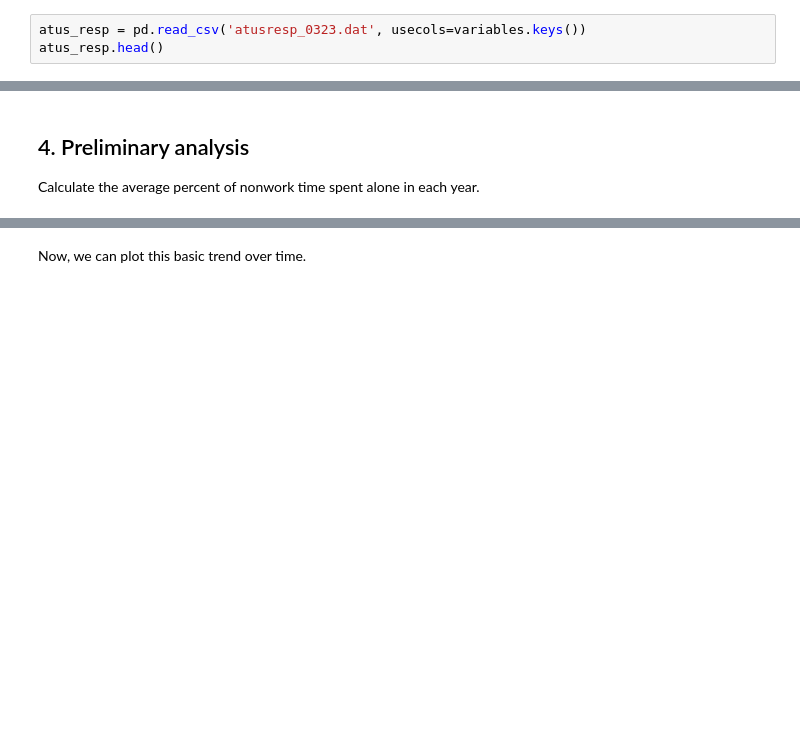
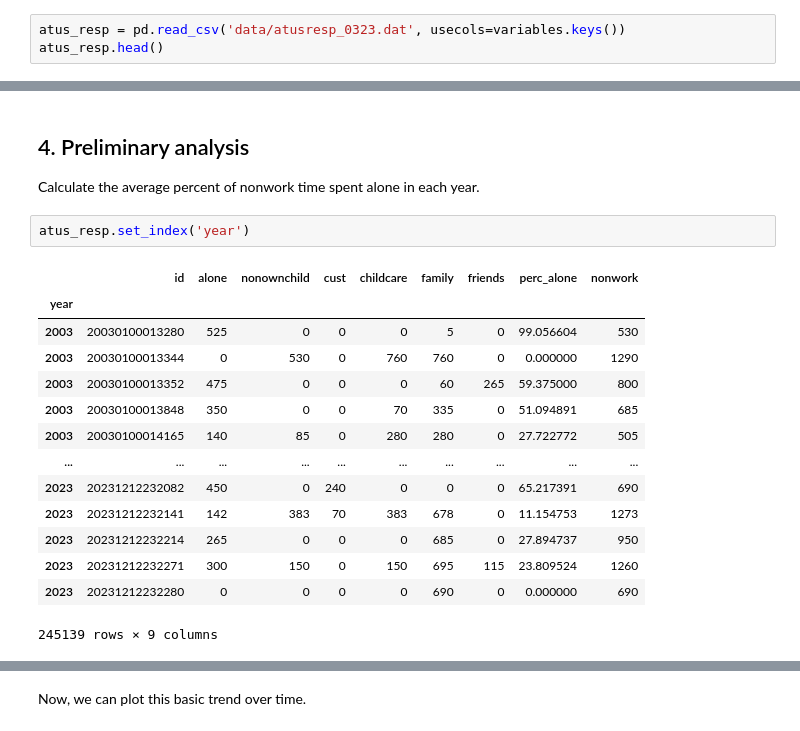
Before and after one commit to messymoose/ECON570, a Jupyter notebook: Lectures/9_9_workflows.ipynb, the cells around one changed output, grey strips where cells are left out. Saved outputs shown, nothing was run; the diff lists cells and outputs as text; blank space fills up the shorter version.

```diff
--- a/Lectures/9_9_workflows.ipynb
+++ b/Lectures/9_9_workflows.ipynb
@@ -48,6 +51,6 @@ variables = {'TUCASEID':'id', 'TUYEAR':'year','TRTALONE':'alone',
              'TRTCCC':'cust', 'TRTCHILD':'childcare', 'TRTFAMILY':'family',
              'TRTFRIEND':'friends', 'TRTNOCHILD':'nonownchild'}
 # %%
-atus_resp = pd.read_csv('atusresp_0323.dat', usecols=variables.keys())
+atus_resp = pd.read_csv('data/atusresp_0323.dat', usecols=variables.keys())
 atus_resp.head()
 # %% [output]
@@ -107,5 +212,22 @@ The problem is far smaller now, and I have not found a better way to remove doub
 ## 4. Preliminary analysis
 
 Calculate the average percent of nonwork time spent alone in each year.
+# %%
+atus_resp.set_index('year')
+# %% [output]
+|  | id | alone | nonownchild | cust | childcare | family | friends | perc_alone | nonwork |
+| year |  |  |  |  |  |  |  |  |  |
+| 2003 | 20030100013280 | 525 | 0 | 0 | 0 | 5 | 0 | 99.056604 | 530 |
+| 2003 | 20030100013344 | 0 | 530 | 0 | 760 | 760 | 0 | 0.000000 | 1290 |
+| 2003 | 20030100013352 | 475 | 0 | 0 | 0 | 60 | 265 | 59.375000 | 800 |
+| 2003 | 20030100013848 | 350 | 0 | 0 | 70 | 335 | 0 | 51.094891 | 685 |
+| 2003 | 20030100014165 | 140 | 85 | 0 | 280 | 280 | 0 | 27.722772 | 505 |
+| ... | ... | ... | ... | ... | ... | ... | ... | ... | ... |
+| 2023 | 20231212232082 | 450 | 0 | 240 | 0 | 0 | 0 | 65.217391 | 690 |
+| 2023 | 20231212232141 | 142 | 383 | 70 | 383 | 678 | 0 | 11.154753 | 1273 |
+| 2023 | 20231212232214 | 265 | 0 | 0 | 0 | 685 | 0 | 27.894737 | 950 |
+| 2023 | 20231212232271 | 300 | 150 | 0 | 150 | 695 | 115 | 23.809524 | 1260 |
+| 2023 | 20231212232280 | 0 | 0 | 0 | 0 | 690 | 0 | 0.000000 | 690 |
+245139 rows × 9 columns
 # %%
 atus_resp['perc_alone']=100*atus_resp['alone']/atus_resp['nonwork']
```
Also changed, not shown: parts of 21 cells of this notebook, 4 other files.
